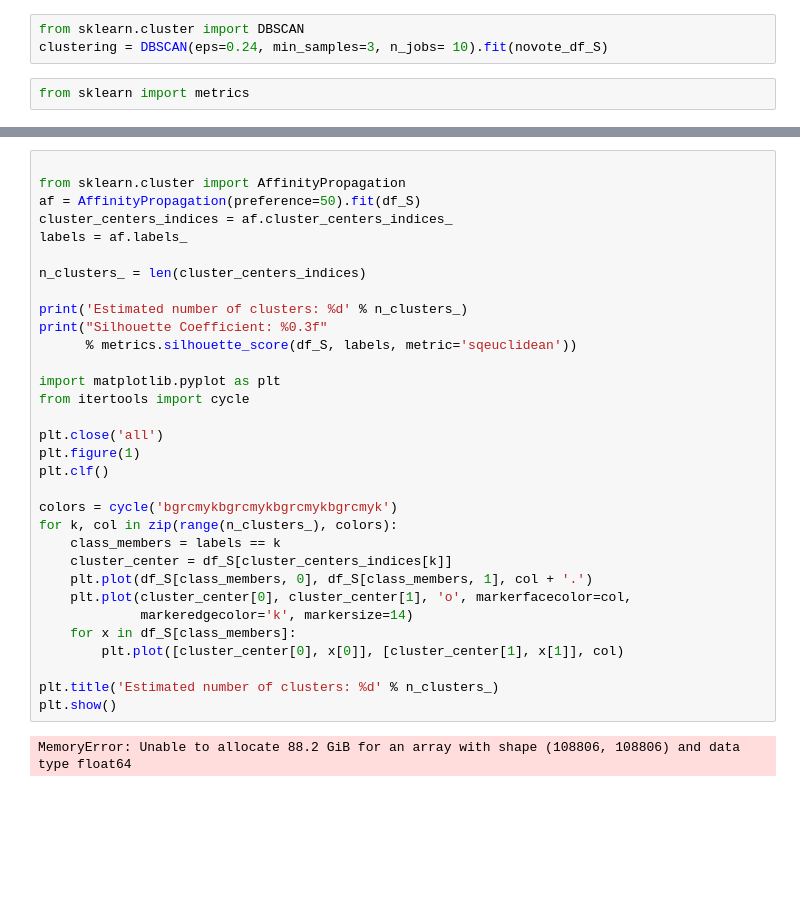
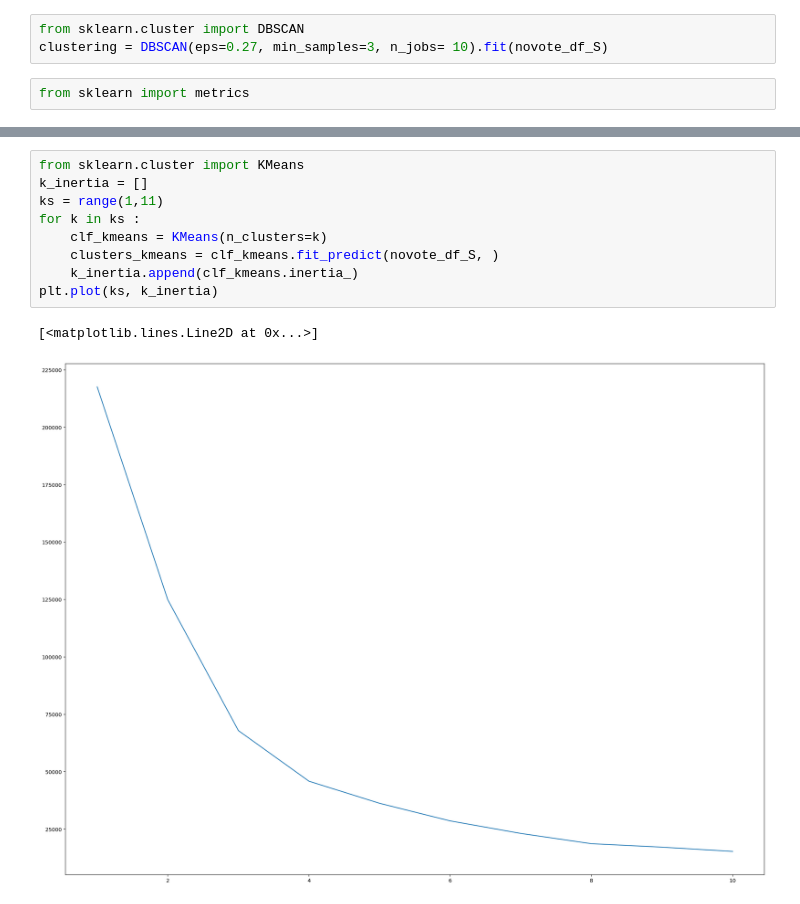
Before and after one commit to doompro1/NetologyPython, a Jupyter notebook: Feature engineering/Кластеризация/Homework/Homework/homework clustering.ipynb, the cells around one changed output, grey strips where cells are left out. Drawn from its saved outputs; the diff is of its cells as text; blank space fills up the shorter version.

```diff
--- a/Feature engineering/Кластеризация/Homework/Homework/homework clustering.ipynb
+++ b/Feature engineering/Кластеризация/Homework/Homework/homework clustering.ipynb
@@ -66,7 +80,7 @@ plt.scatter(df_S[:, 0], df_S[:, 1], cmap='autumn', s=60)
 [figure]
 # %%
 from sklearn.cluster import DBSCAN
-clustering = DBSCAN(eps=0.24, min_samples=3, n_jobs= 10).fit(novote_df_S)
+clustering = DBSCAN(eps=0.27, min_samples=3, n_jobs= 10).fit(novote_df_S)
 # %%
 from sklearn import metrics
 # %%
@@ -112,34 +126,12 @@ plt.show()
-# %%
-
-from sklearn.cluster import AffinityPropagation
-af = AffinityPropagation(preference=50).fit(df_S)
-cluster_centers_indices = af.cluster_centers_indices_
-labels = af.labels_
-
-n_clusters_ = len(cluster_centers_indices)
-
-print('Estimated number of clusters: %d' % n_clusters_)
-print("Silhouette Coefficient: %0.3f"
-      % metrics.silhouette_score(df_S, labels, metric='sqeuclidean'))
-
-import matplotlib.pyplot as plt
-from itertools import cycle
-
-plt.close('all')
-plt.figure(1)
-plt.clf()
-
-colors = cycle('bgrcmykbgrcmykbgrcmykbgrcmyk')
-for k, col in zip(range(n_clusters_), colors):
-    class_members = labels == k
-    cluster_center = df_S[cluster_centers_indices[k]]
-    plt.plot(df_S[class_members, 0], df_S[class_members, 1], col + '.')
-    plt.plot(cluster_center[0], cluster_center[1], 'o', markerfacecolor=col,
-             markeredgecolor='k', markersize=14)
-    for x in df_S[class_members]:
-        plt.plot([cluster_center[0], x[0]], [cluster_center[1], x[1]], col)
-
-plt.title('Estimated number of clusters: %d' % n_clusters_)
-plt.show()
-# %% [output]
-MemoryError: Unable to allocate 88.2 GiB for an array with shape (108806, 108806) and data type float64
+# %%
+from sklearn.cluster import KMeans
+k_inertia = []
+ks = range(1,11)
+for k in ks :
+    clf_kmeans = KMeans(n_clusters=k)
+    clusters_kmeans = clf_kmeans.fit_predict(novote_df_S, )
+    k_inertia.append(clf_kmeans.inertia_)
+plt.plot(ks, k_inertia)
+# %% [output]
+[<matplotlib.lines.Line2D at 0x...>]
+[figure, added]
```
Also changed, not shown: parts of 7 cells of this notebook.
